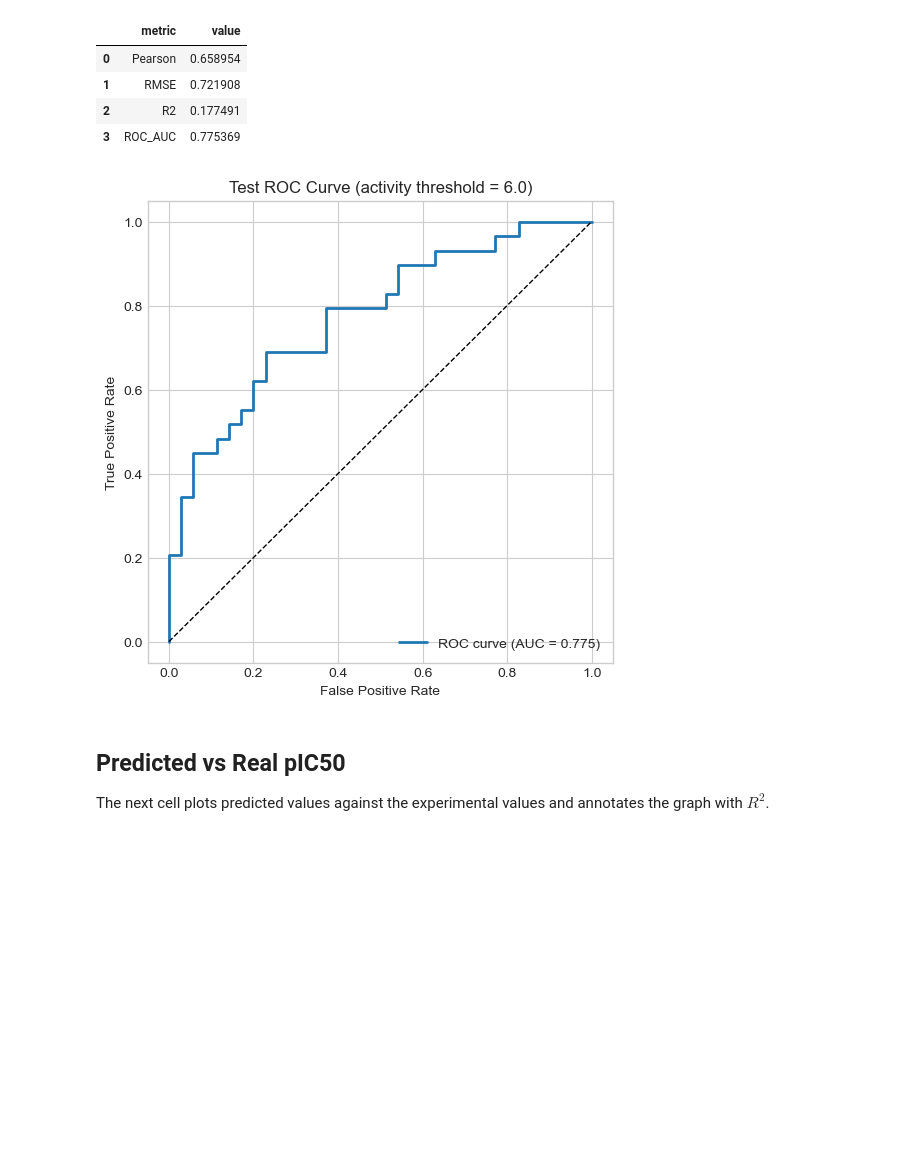
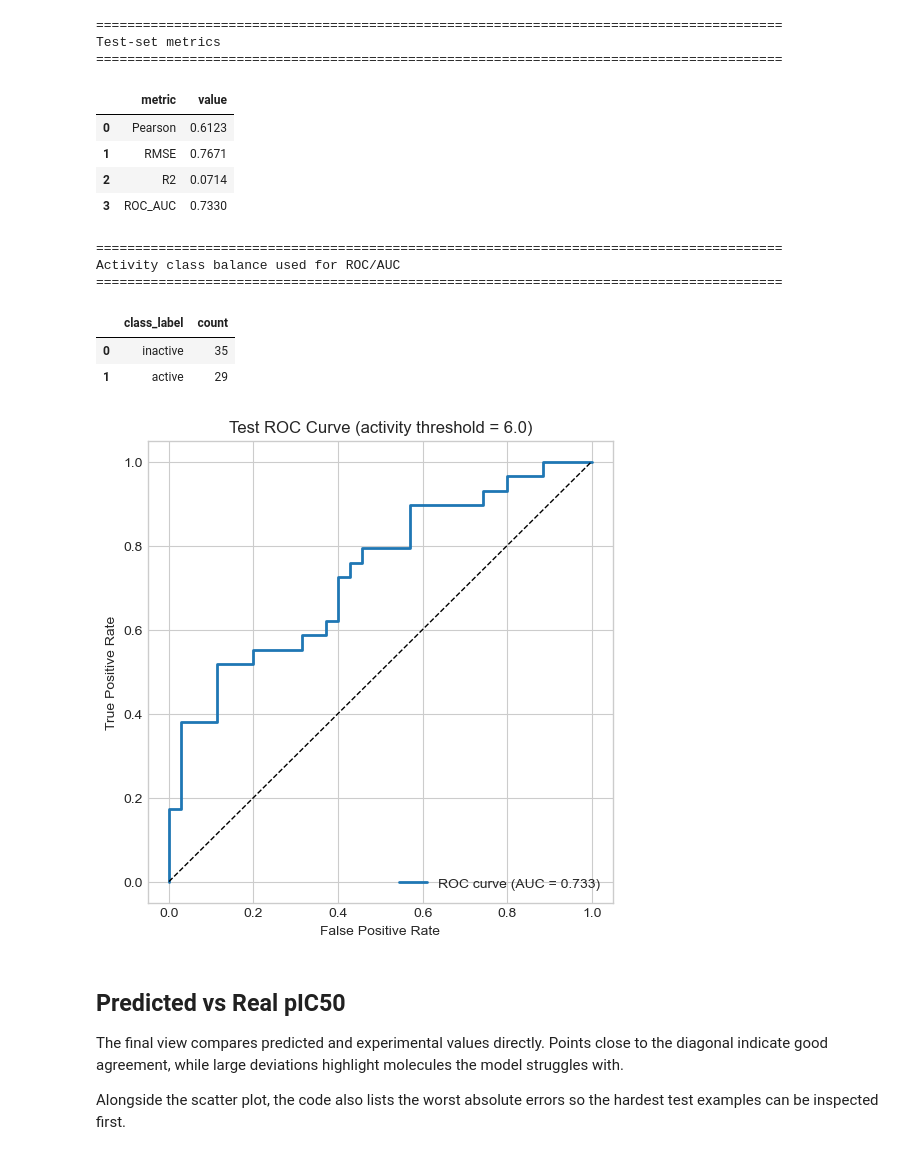
Before and after one commit to XaviVeC/DiGressMProURV, a Jupyter notebook: notebooks/mpro_gine_regression/mpro_gine_pic50_regression.ipynb, the cells around one changed output. Drawn from its saved outputs; the diff is of its cells as text; code cells hidden in the pictures; blank space fills up the shorter version.

```diff
--- a/notebooks/mpro_gine_regression/mpro_gine_pic50_regression.ipynb
+++ b/notebooks/mpro_gine_regression/mpro_gine_pic50_regression.ipynb
@@ -499,0 +764,18 @@ sum(parameter.numel() for parameter in model.parameters())
+# %%
+def global_mean_pool(x: torch.Tensor, batch: torch.Tensor) -> torch.Tensor:
+    """Average node embeddings graph by graph."""
+    num_graphs = int(batch.max().item()) + 1
+    pooled = torch.zeros((num_graphs, x.size(-1)), device=x.device)
+    counts = torch.zeros(num_graphs, device=x.device)
+    pooled.index_add_(0, batch, x)
+    counts.index_add_(0, batch, torch.ones_like(batch, dtype=x.dtype))
+    return pooled / counts.clamp_min(1.0).unsqueeze(-1)
+
+
+def global_max_pool(x: torch.Tensor, batch: torch.Tensor) -> torch.Tensor:
+    """Take the maximum node activation within each graph."""
+    num_graphs = int(batch.max().item()) + 1
+    pooled = []
+    for graph_idx in range(num_graphs):
+        pooled.append(x[batch == graph_idx].max(dim=0).values)
+    return torch.stack(pooled, dim=0)
@@ -985,41 +1654,66 @@ It also plots a ROC curve by turning the continuous target into a binary label u
 # %%
+# Reuse the predictions generated in the previous cell.
 y_true = test_results['targets']
 y_pred = test_results['predictions']
 
 pearson_value = test_results['pearson']
 rmse_value = test_results['rmse']
 r2_value = test_results['r2']
 
+# Convert the continuous target into a binary activity label for ROC/AUC.
 binary_true = (y_true >= ACTIVE_THRESHOLD).astype(int)
 if np.unique(binary_true).size < 2:
     raise ValueError('ROC/AUC requires both classes to be present in the test set for the chosen threshold.')
 
 fpr, tpr, _ = roc_curve(binary_true, y_pred)
 auc_value = roc_auc_score(binary_true, y_pred)
 
-metrics_frame = pd.DataFrame({
-    'metric': ['Pearson', 'RMSE', 'R2', 'ROC_AUC'],
-    'value': [pearson_value, rmse_value, r2_value, auc_value],
-})
-display(metrics_frame)
+metrics_frame = pd.DataFrame(
+    {
+        'metric': ['Pearson', 'RMSE', 'R2', 'ROC_AUC'],
+        'value': [pearson_value, rmse_value, r2_value, auc_value],
+    }
+)
+class_balance_frame = pd.DataFrame(
+    {
+        'class_label': ['inactive', 'active'],
+        'count': [(binary_true == 0).sum(), (binary_true == 1).sum()],
+    }
+)
+
+print_banner('Test-set metrics')
+display(metrics_frame.round(4))
+print_banner('Activity class balance used for ROC/AUC')
+display(class_balance_frame)
 
 plt.figure(figsize=(6, 6))
 plt.plot(fpr, tpr, label=f'ROC curve (AUC = {auc_value:.3f})', linewidth=2)
 plt.plot([0, 1], [0, 1], linestyle='--', color='black', linewidth=1)
 plt.xlabel('False Positive Rate')
 plt.ylabel('True Positive Rate')
 plt.title(f'Test ROC Curve (activity threshold = {ACTIVE_THRESHOLD:.1f})')
 plt.legend(loc='lower right')
 plt.show()
 # %% [output]
+========================================================================================
+Test-set metrics
+========================================================================================
 |  | metric | value |
-| 0 | Pearson | 0.658954 |
-| 1 | RMSE | 0.721908 |
-| 2 | R2 | 0.177491 |
-| 3 | ROC_AUC | 0.775369 |
+| 0 | Pearson | 0.6123 |
+| 1 | RMSE | 0.7671 |
+| 2 | R2 | 0.0714 |
+| 3 | ROC_AUC | 0.7330 |
+========================================================================================
+Activity class balance used for ROC/AUC
+========================================================================================
+|  | class_label | count |
+| 0 | inactive | 35 |
+| 1 | active | 29 |
-[figure, old version]
+[figure, new version]
 # %% [markdown]
 ## Predicted vs Real pIC50
 
-The next cell plots predicted values against the experimental values and annotates the graph with $R^2$.
+The final view compares predicted and experimental values directly. Points close to the diagonal indicate good agreement, while large deviations highlight molecules the model struggles with.
+
+Alongside the scatter plot, the code also lists the worst absolute errors so the hardest test examples can be inspected first.
 # %%
```
Also changed, not shown: parts of 43 cells of this notebook, 11 other files.
